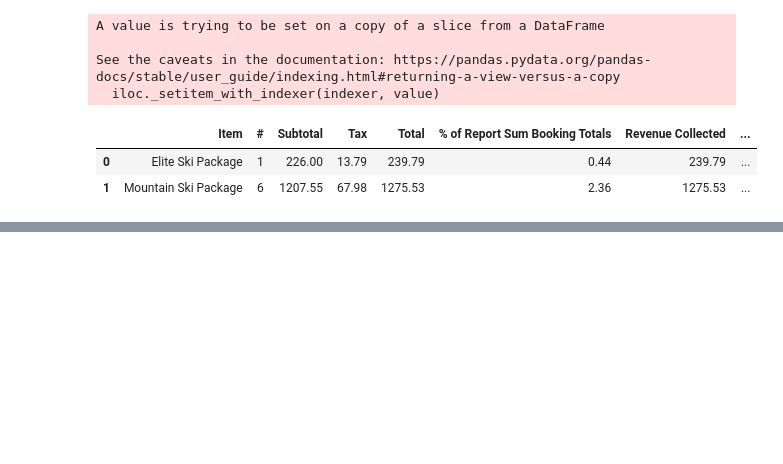
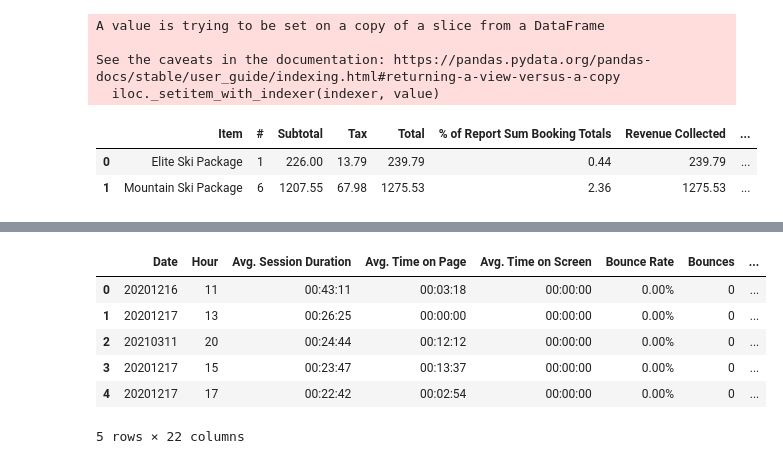
Before and after one commit to Data-Science-in-Business-master/final-project-adventure-haus-and-hwy40-adventure_haus_highway_40, a Jupyter notebook: HW40.ipynb, the cells around one changed output, grey strips where cells are left out. Cells and saved outputs as stored; diff of their text form; code cells hidden in the pictures; blank space fills up the shorter version.

```diff
--- a/HW40.ipynb
+++ b/HW40.ipynb
@@ -125,0 +192,12 @@ campaigns.head()
+# %%
+# Read in users data
+users = pd.read_csv("data/HWY40/Google Analytics/users.csv", header=6)
+users.head()
+# %% [output]
+|  | Date | Hour | Avg. Session Duration | Avg. Time on Page | Avg. Time on Screen | Bounce Rate | Bounces | ... |
+| 0 | 20201216 | 11 | 00:43:11 | 00:03:18 | 00:00:00 | 0.00% | 0 | ... |
+| 1 | 20201217 | 13 | 00:26:25 | 00:00:00 | 00:00:00 | 0.00% | 0 | ... |
+| 2 | 20210311 | 20 | 00:24:44 | 00:12:12 | 00:00:00 | 0.00% | 0 | ... |
+| 3 | 20201217 | 15 | 00:23:47 | 00:13:37 | 00:00:00 | 0.00% | 0 | ... |
+| 4 | 20201217 | 17 | 00:22:42 | 00:02:54 | 00:00:00 | 0.00% | 0 | ... |
+5 rows × 22 columns
```
Also changed, not shown: parts of 7 cells of this notebook.
